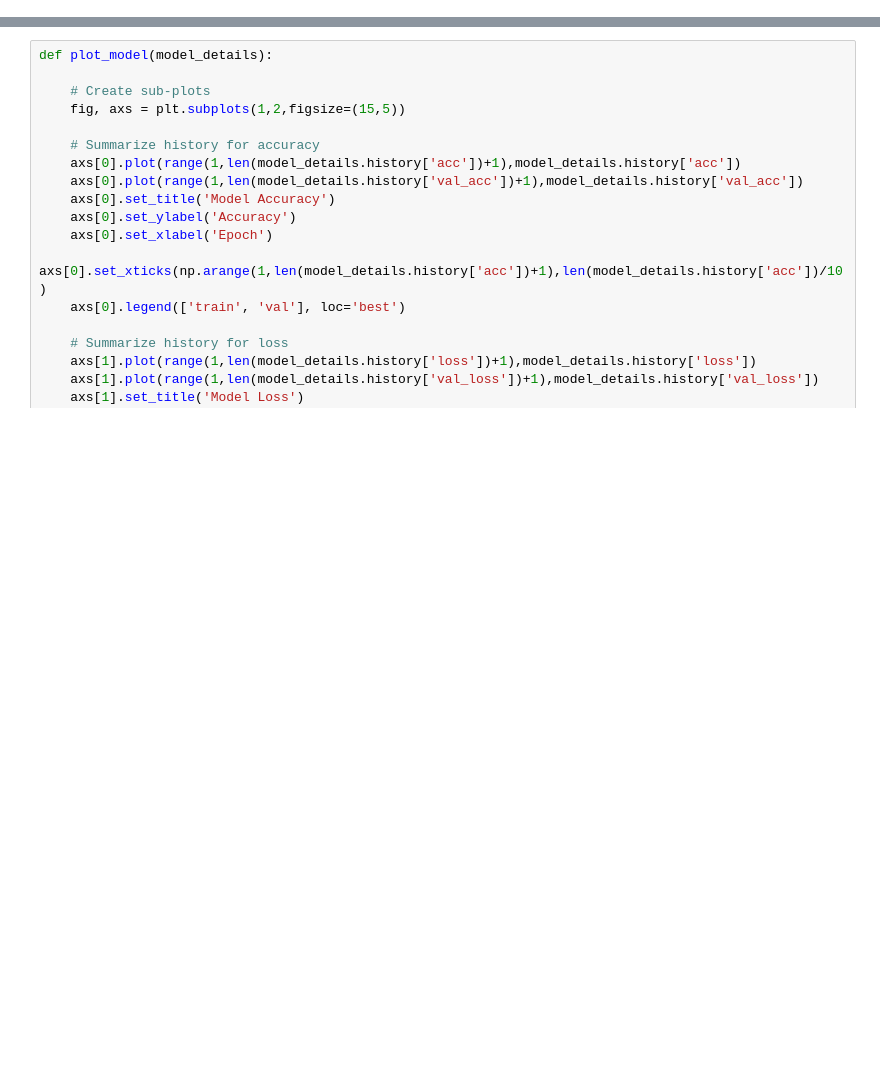
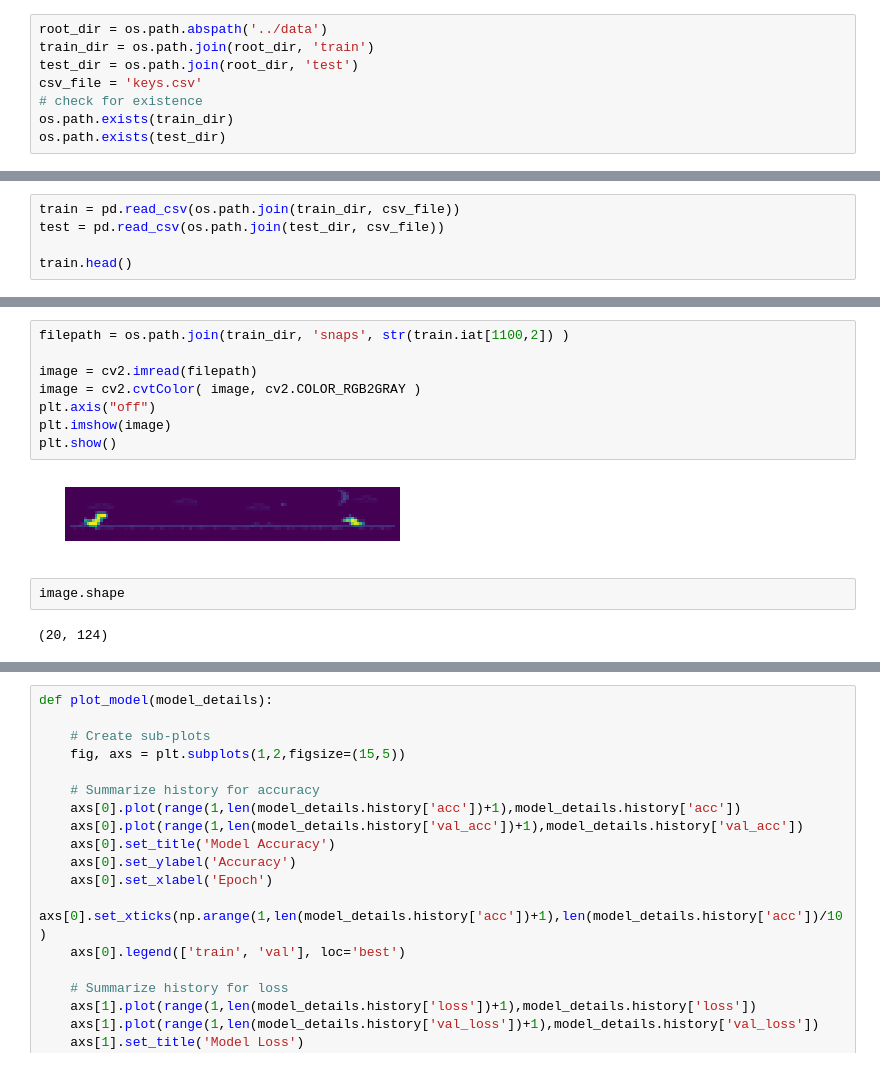
Before and after one commit to 09rohanchopra/genetic-jump, a Jupyter notebook: src/Deep CNN Model.ipynb, the cells around one changed output, grey strips where cells are left out. Cells and saved outputs as stored; diff of their text form; blank space fills up the shorter version.

Commit message:
Get train and test data from csv file

```diff
--- a/src/Deep CNN Model.ipynb
+++ b/src/Deep CNN Model.ipynb
@@ -20,2 +26,10 @@ NUM_EPOCH = 350
 # learning rate
 LEARN_RATE = 1.0e-4
+# %%
+root_dir = os.path.abspath('../data')
+train_dir = os.path.join(root_dir, 'train')
+test_dir = os.path.join(root_dir, 'test')
+csv_file = 'keys.csv'
+# check for existence
+os.path.exists(train_dir)
+os.path.exists(test_dir)
@@ -21,0 +38,5 @@ LEARN_RATE = 1.0e-4
+# %%
+train = pd.read_csv(os.path.join(train_dir, csv_file))
+test = pd.read_csv(os.path.join(test_dir, csv_file))
+
+train.head()
@@ -21,0 +50,14 @@ LEARN_RATE = 1.0e-4
+# %%
+filepath = os.path.join(train_dir, 'snaps', str(train.iat[1100,2]) )
+
+image = cv2.imread(filepath)
+image = cv2.cvtColor( image, cv2.COLOR_RGB2GRAY )
+plt.axis("off")
+plt.imshow(image)
+plt.show()
+# %% [output]
+[figure, added]
+# %%
+image.shape
+# %% [output]
+(20, 124)
```
Also changed, not shown: parts of 14 cells of this notebook.
